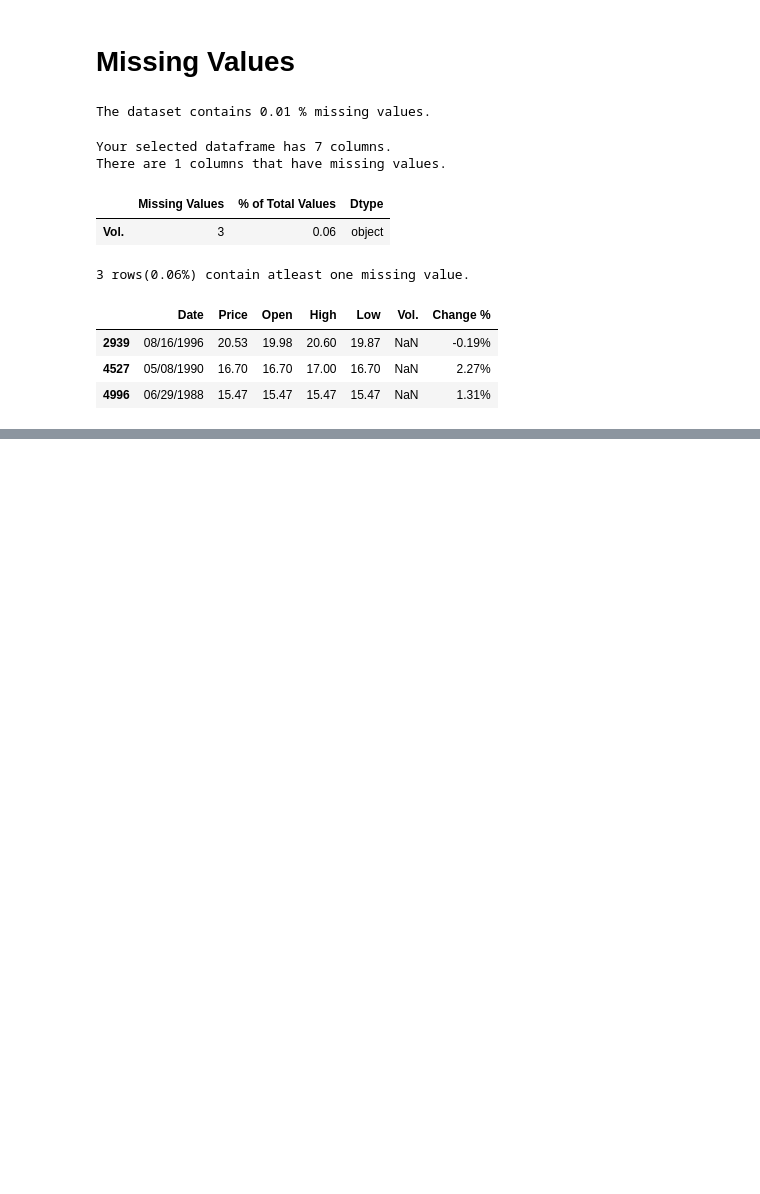
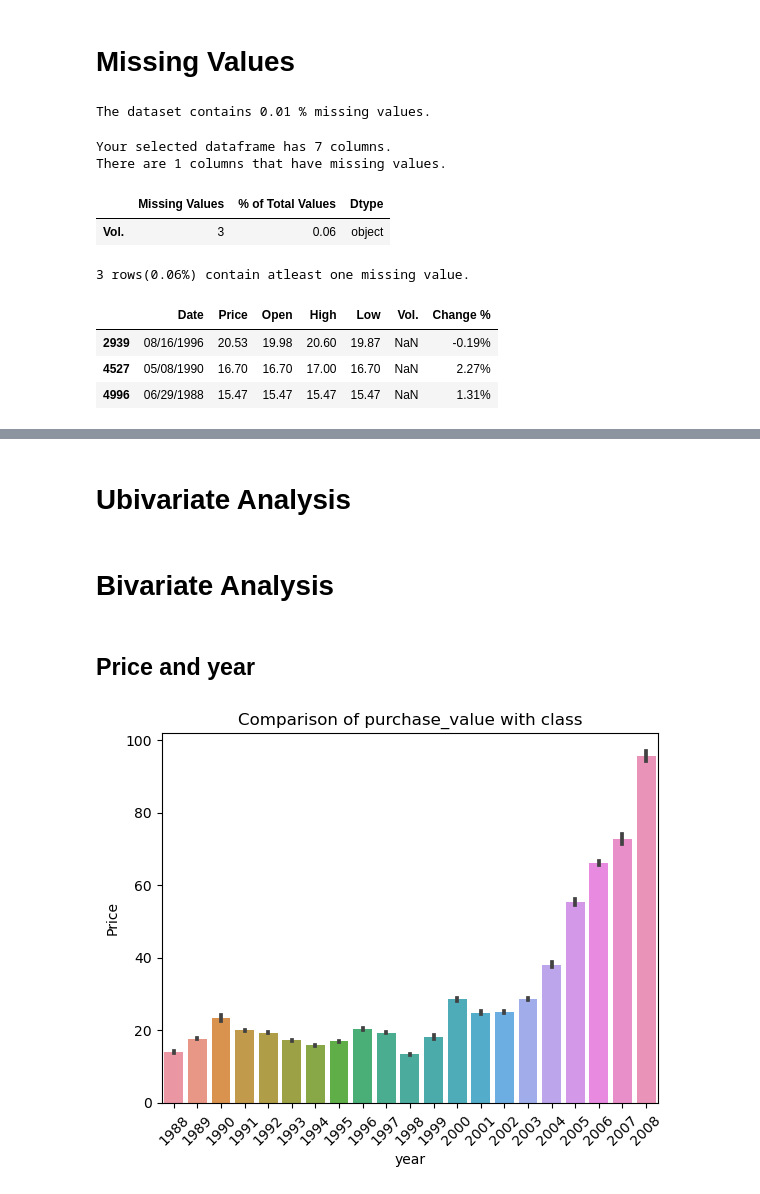
Before and after one commit to YeabsiraTibebu/Brent-oil-prices-data-analysis, a Jupyter notebook: notebook/EDA.ipynb, the cells around one changed output, grey strips where cells are left out. Saved outputs shown, nothing was run; the diff lists cells and outputs as text; code cells hidden in the pictures; blank space fills up the shorter version.

```diff
--- a/notebook/EDA.ipynb
+++ b/notebook/EDA.ipynb
@@ -117,0 +223,4 @@ miss_df.head(10)
+# %%
+df['year'] = df['Date'].apply(lambda x: x.year)
+df['month'] = df['Date'].apply(lambda x: x.month)
+df['day'] = df['Date'].apply(lambda x: x.day)
@@ -117,0 +236,2 @@ miss_df.head(10)
+# %% [markdown]
+# Ubivariate Analysis
@@ -117,0 +242,11 @@ miss_df.head(10)
+# %% [markdown]
+# Bivariate Analysis
+# %% [markdown]
+## Price and year
+# %%
+
+sns.barplot(x='year', y='Price', data=df).set_title('Comparison of purchase_value with class')
+plt.xticks(rotation=45)
+plt.show()
+# %% [output]
+[figure, added]
```
Also changed, not shown: parts of 21 cells of this notebook.
